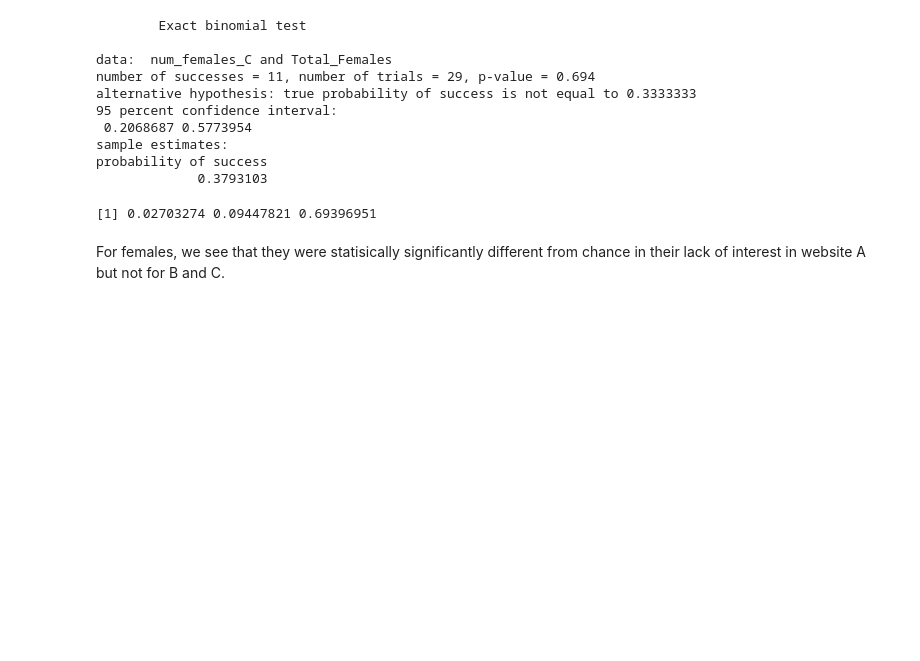
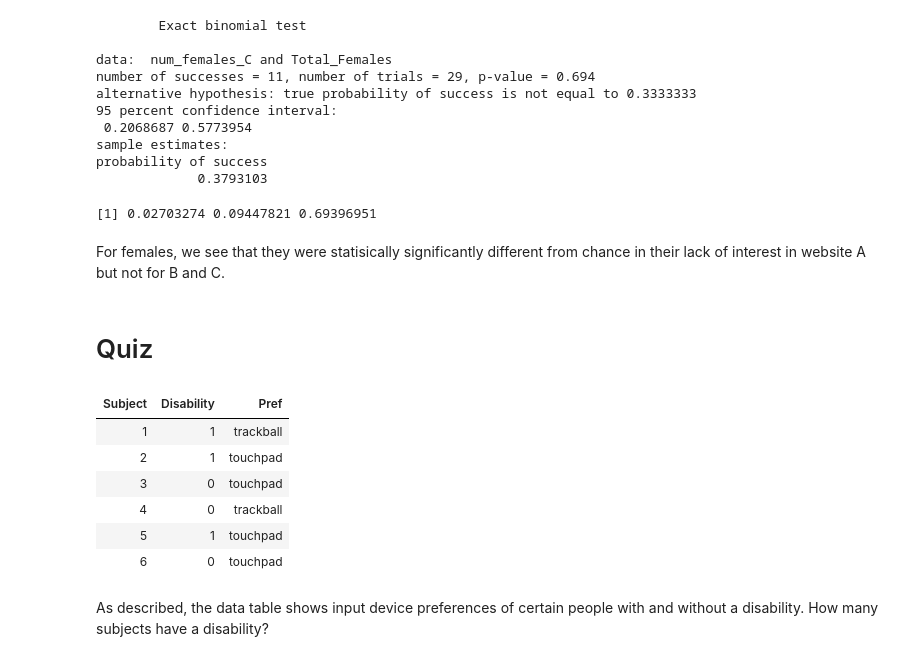
Before and after one commit to iamjz/R-Data, a Jupyter notebook: Designing, Running, and Analyzing Experiments/Week 02.ipynb, the cells around one changed output. Drawn from its saved outputs; the diff is of its cells as text; code cells hidden in the pictures; blank space fills up the shorter version.

Commit message:
quiz

```diff
--- a/Designing, Running, and Analyzing Experiments/Week 02.ipynb
+++ b/Designing, Running, and Analyzing Experiments/Week 02.ipynb
@@ -467,3 +467,18 @@ p.adjust(c(fa$p.value, fb$p.value, fc$p.value), method="holm") # correct for mul
 [1] 0.02703274 0.09447821 0.69396951
 # %% [markdown]
 For females, we see that they were statisically significantly different from chance in their lack of interest in website A but not for B and C.
+# %% [markdown]
+# Quiz
+# %%
+df <- read.csv("materials/deviceprefs.csv")
+head(df)
+# %% [output]
+| Subject | Disability | Pref |
+| 1 | 1 | trackball |
+| 2 | 1 | touchpad |
+| 3 | 0 | touchpad |
+| 4 | 0 | trackball |
+| 5 | 1 | touchpad |
+| 6 | 0 | touchpad |
+# %% [markdown]
+As described, the data table shows input device preferences of certain people with and without a disability. How many subjects have a disability?
```
Also changed, not shown: parts of 14 cells of this notebook.
